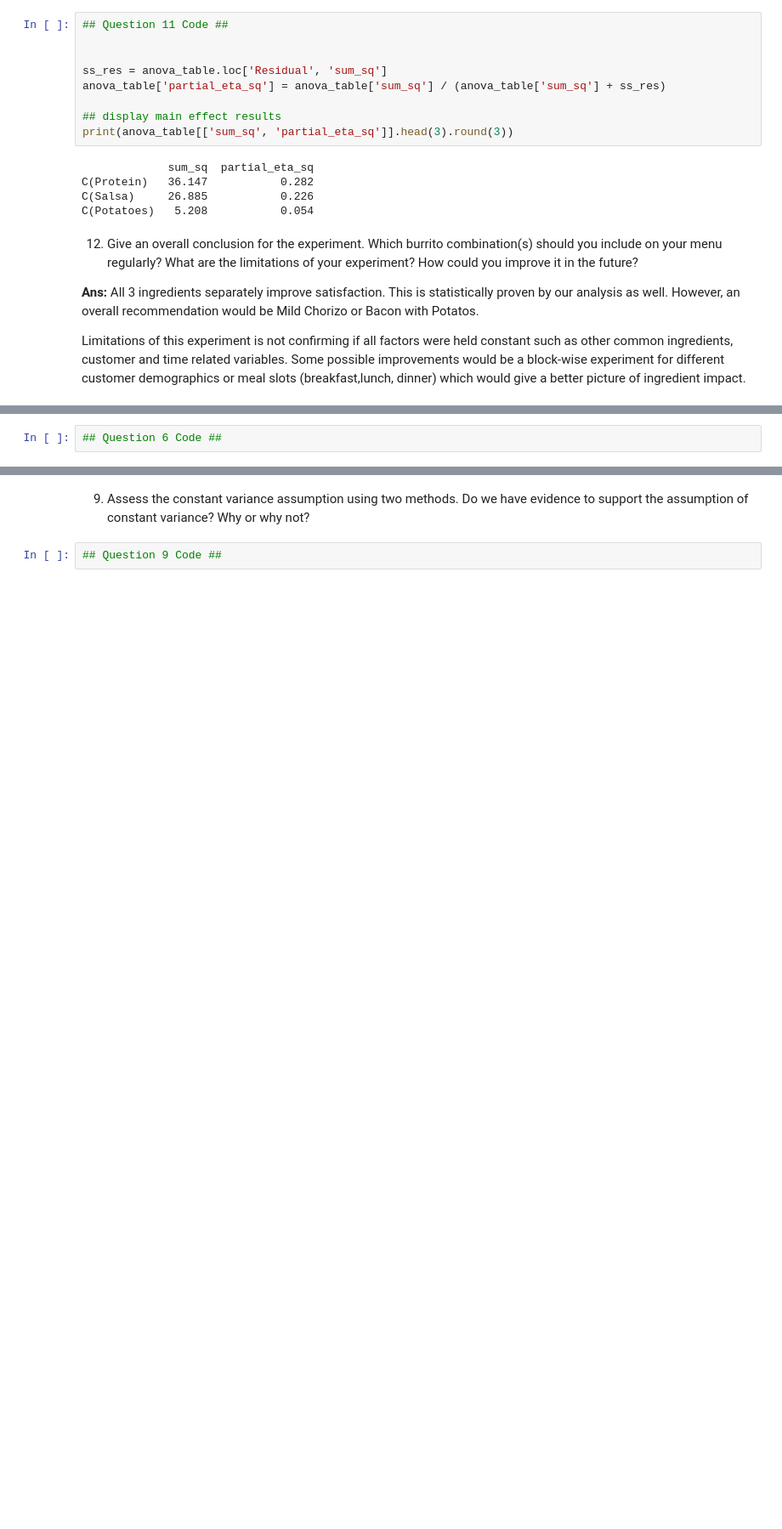
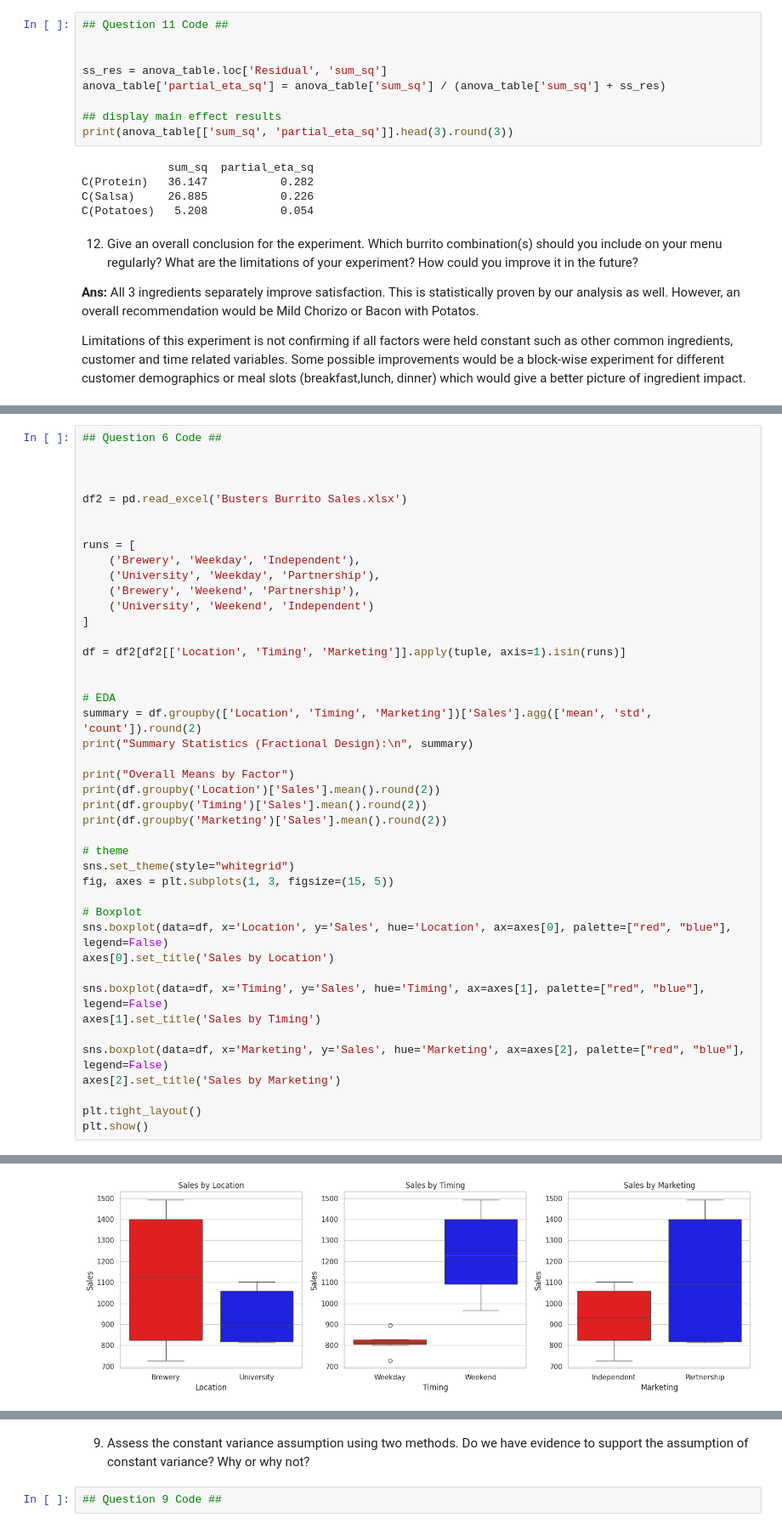
Before and after one commit to Cipher212/STAT-7220-Applied-Experimental-Design, a Jupyter notebook: Assignments/Final-Exam/Final-Exam.ipynb, the cells around one changed output, grey strips where cells are left out. Shown at 85% size. Cells and saved outputs as stored; diff of their text form; blank space fills up the shorter version.

```diff
--- a/Assignments/Final-Exam/Final-Exam.ipynb
+++ b/Assignments/Final-Exam/Final-Exam.ipynb
@@ -361,2 +363,44 @@ Alternate: Factor has a significant effect on average sales
 # %%
 ## Question 6 Code ##
+
+
+
+df2 = pd.read_excel('Busters Burrito Sales.xlsx')
+
+
+runs = [
+    ('Brewery', 'Weekday', 'Independent'),
+    ('University', 'Weekday', 'Partnership'),
+    ('Brewery', 'Weekend', 'Partnership'),
+    ('University', 'Weekend', 'Independent')
+]
+
+df = df2[df2[['Location', 'Timing', 'Marketing']].apply(tuple, axis=1).isin(runs)]
+
+
+# EDA
+summary = df.groupby(['Location', 'Timing', 'Marketing'])['Sales'].agg(['mean', 'std', 'count']).round(2)
+print("Summary Statistics (Fractional Design):\n", summary)
+
+print("Overall Means by Factor")
+print(df.groupby('Location')['Sales'].mean().round(2))
+print(df.groupby('Timing')['Sales'].mean().round(2))
+print(df.groupby('Marketing')['Sales'].mean().round(2))
+
+# theme
+sns.set_theme(style="whitegrid")
+fig, axes = plt.subplots(1, 3, figsize=(15, 5))
+
+# Boxplot
+sns.boxplot(data=df, x='Location', y='Sales', hue='Location', ax=axes[0], palette=["red", "blue"], legend=False)
+axes[0].set_title('Sales by Location')
+
+sns.boxplot(data=df, x='Timing', y='Sales', hue='Timing', ax=axes[1], palette=["red", "blue"], legend=False)
+axes[1].set_title('Sales by Timing')
+
+sns.boxplot(data=df, x='Marketing', y='Sales', hue='Marketing', ax=axes[2], palette=["red", "blue"], legend=False)
+axes[2].set_title('Sales by Marketing')
+
+plt.tight_layout()
+plt.show()
+# %% [output]
@@ -363,3 +427,4 @@ Alternate: Factor has a significant effect on average sales
+[figure, added]
 # %% [markdown]
 7. Assuming a defining relation of $I=ABC$, specify the aliasing structure of the design. What does this mean for the interpretation of the main effects and interactions?
 
```
Also changed, not shown: parts of 4 cells of this notebook.
